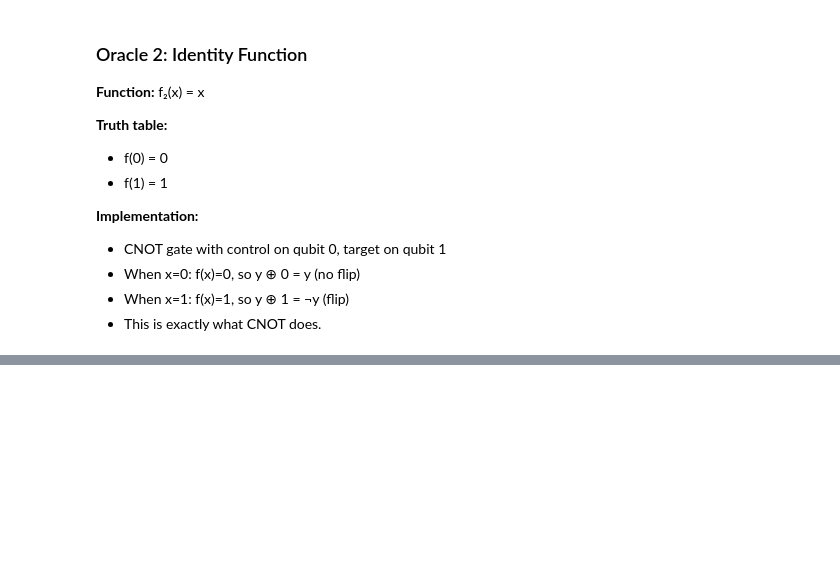
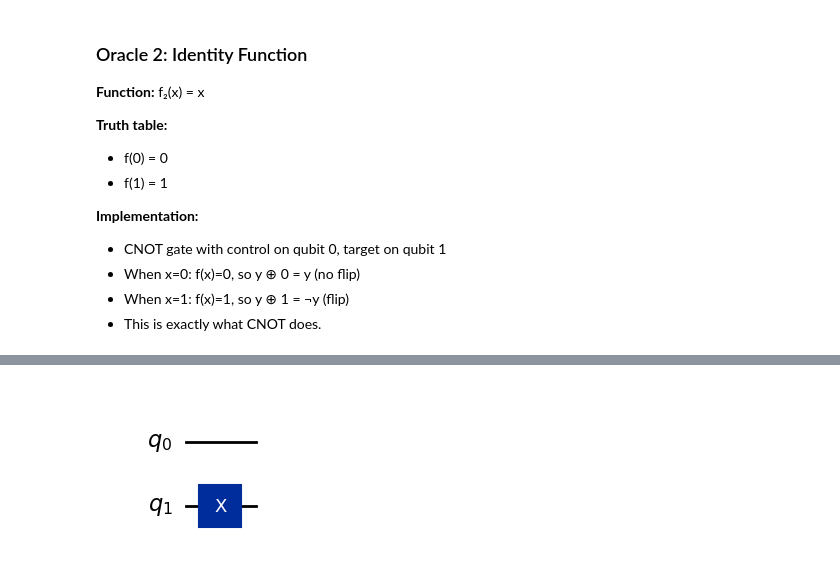
Before and after one commit to HasanMurtez/emerging-technologies, a Jupyter notebook: problems.ipynb, the cells around one changed output, grey strips where cells are left out. Cells and saved outputs as stored; diff of their text form; code cells hidden in the pictures; blank space fills up the shorter version.

```diff
--- a/problems.ipynb
+++ b/problems.ipynb
@@ -578,0 +707,11 @@ oracle_f2.draw('mpl')
+# %%
+# Oracle for f₄(x) = 1 (constant-1)
+oracle_f4 = QuantumCircuit(2, name='f₄')
+
+# X gate on qubit 1
+oracle_f4.x(1)
+
+# Visualize
+oracle_f4.draw('mpl')
+# %% [output]
+[figure, added]
```
Also changed, not shown: parts of 15 cells of this notebook.
